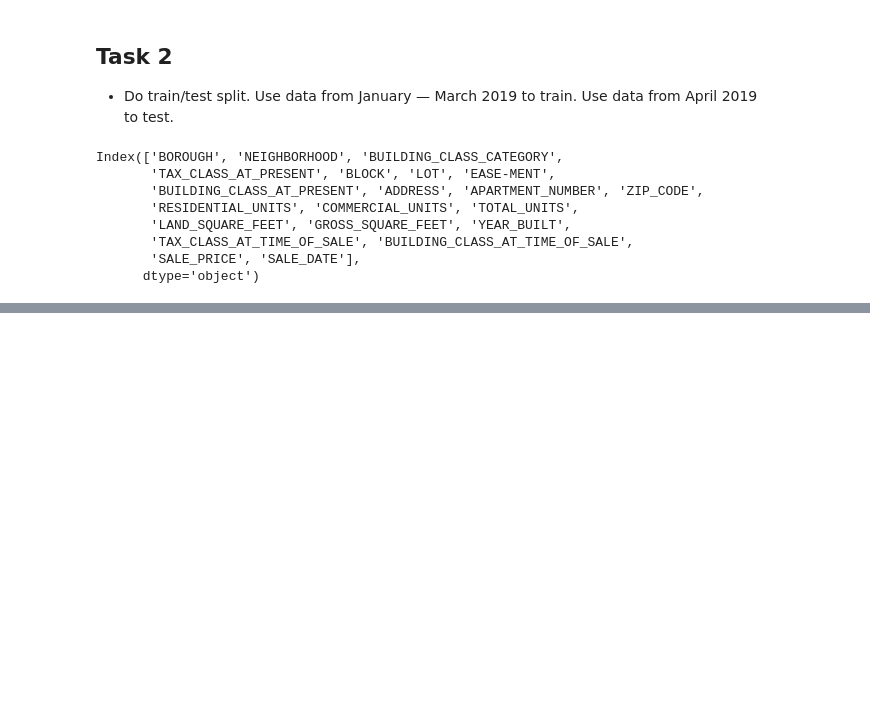
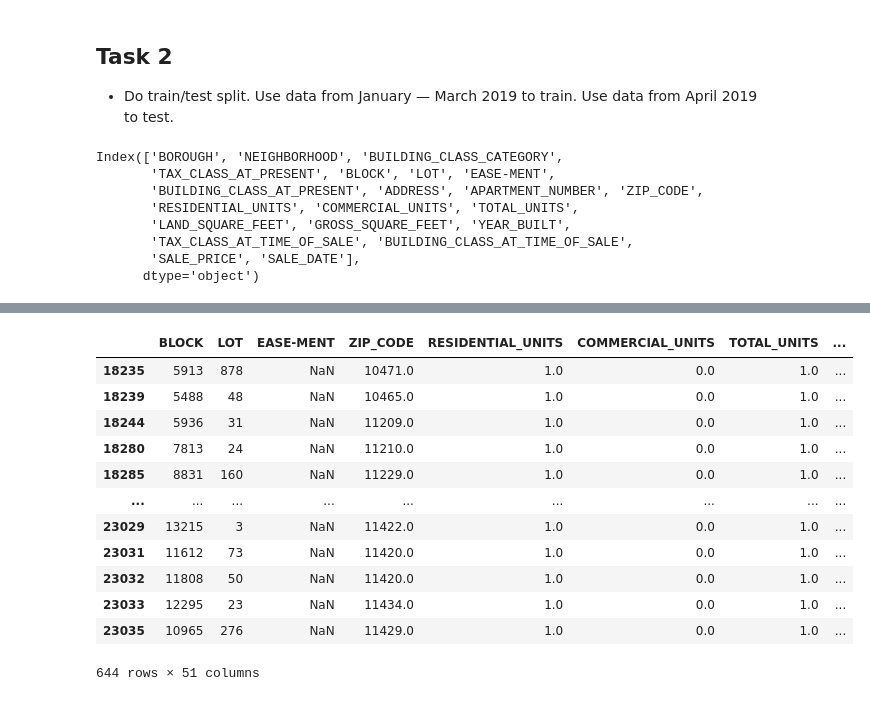
Before and after one commit to ErikSeguinte/DS-Unit-2-Linear-Models, a Jupyter notebook: module3-ridge-regression/LS_DS_213_assignment.ipynb, the cells around one changed output, grey strips where cells are left out. Cells and saved outputs as stored; diff of their text form; code cells hidden in the pictures; blank space fills up the shorter version.

```diff
--- a/module3-ridge-regression/LS_DS_213_assignment.ipynb
+++ b/module3-ridge-regression/LS_DS_213_assignment.ipynb
@@ -62,7 +62,7 @@ import pandas as pd
 import pandas_profiling
 
 # Read New York City property sales data
-df = pd.read_csv(DATA_PATH+'condos/NYC_Citywide_Rolling_Calendar_Sales.csv')
+df = pd.read_csv(DATA_PATH+'condos/NYC_Citywide_Rolling_Calendar_Sales.csv', thousands=',')
 
 # Change column names: replace spaces with underscores
 df.columns = [col.replace(' ', '_') for col in df]
@@ -112,5 +112,15 @@ Index(['BOROUGH', 'NEIGHBORHOOD', 'BUILDING_CLASS_CATEGORY',
 # %%
 df2['SALE_DATE'] = pd.to_datetime(df2['SALE_DATE'], infer_datetime_format=True)
 # %%
-train = df2[df2['SALE_DATE'] < pd.to_datetime("2019-04-01")]
-test = df2[df2['SALE_DATE'] >= pd.to_datetime("2019-04-01")]
+train_set = df2[df2['SALE_DATE'] < pd.to_datetime("2019-04-01")]
+test_set = df2[df2['SALE_DATE'] >= pd.to_datetime("2019-04-01")]
+# %%
+train = {
+    "x": train_set.drop('SALE_PRICE', axis = 1),
+    "y": train_set['SALE_PRICE']
+}
+test = {
+    "x": test_set.drop('SALE_PRICE', axis = 1),
+    "y": test_set['SALE_PRICE']
+}
+train['y']
@@ -116,0 +207,16 @@ test = df2[df2['SALE_DATE'] >= pd.to_datetime("2019-04-01")]
+# %%
+test['x']
+# %% [output]
+|  | BLOCK | LOT | EASE-MENT | ZIP_CODE | RESIDENTIAL_UNITS | COMMERCIAL_UNITS | TOTAL_UNITS | ... |
+| 18235 | 5913 | 878 | NaN | 10471.0 | 1.0 | 0.0 | 1.0 | ... |
+| 18239 | 5488 | 48 | NaN | 10465.0 | 1.0 | 0.0 | 1.0 | ... |
+| 18244 | 5936 | 31 | NaN | 11209.0 | 1.0 | 0.0 | 1.0 | ... |
+| 18280 | 7813 | 24 | NaN | 11210.0 | 1.0 | 0.0 | 1.0 | ... |
+| 18285 | 8831 | 160 | NaN | 11229.0 | 1.0 | 0.0 | 1.0 | ... |
+| ... | ... | ... | ... | ... | ... | ... | ... | ... |
+| 23029 | 13215 | 3 | NaN | 11422.0 | 1.0 | 0.0 | 1.0 | ... |
+| 23031 | 11612 | 73 | NaN | 11420.0 | 1.0 | 0.0 | 1.0 | ... |
+| 23032 | 11808 | 50 | NaN | 11420.0 | 1.0 | 0.0 | 1.0 | ... |
+| 23033 | 12295 | 23 | NaN | 11434.0 | 1.0 | 0.0 | 1.0 | ... |
+| 23035 | 10965 | 276 | NaN | 11429.0 | 1.0 | 0.0 | 1.0 | ... |
+644 rows × 51 columns
```
Also changed, not shown: parts of 10 cells of this notebook.
